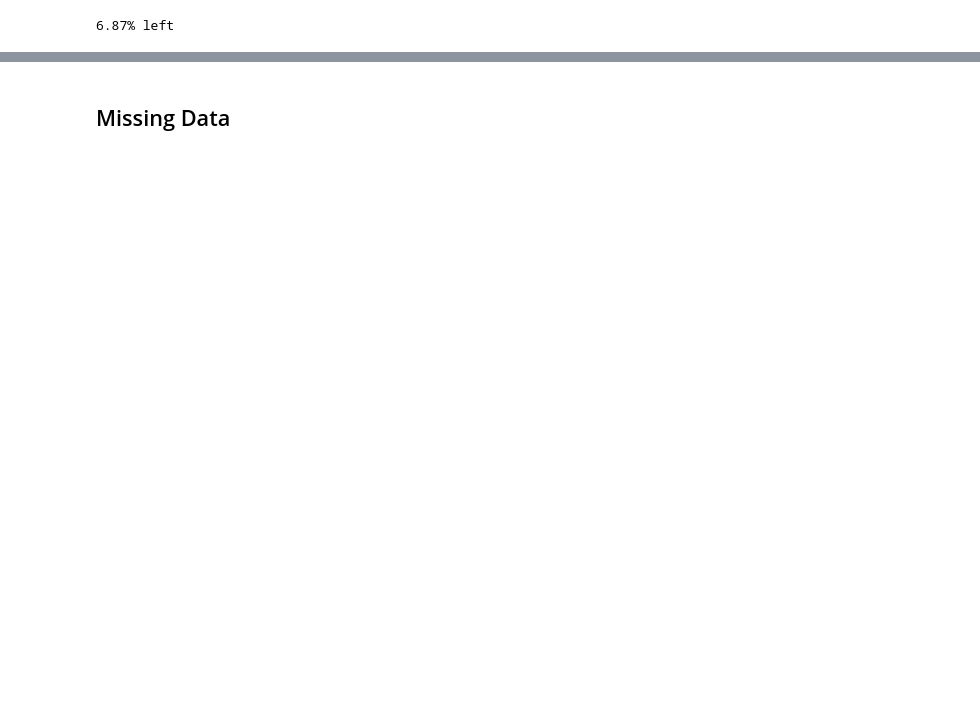
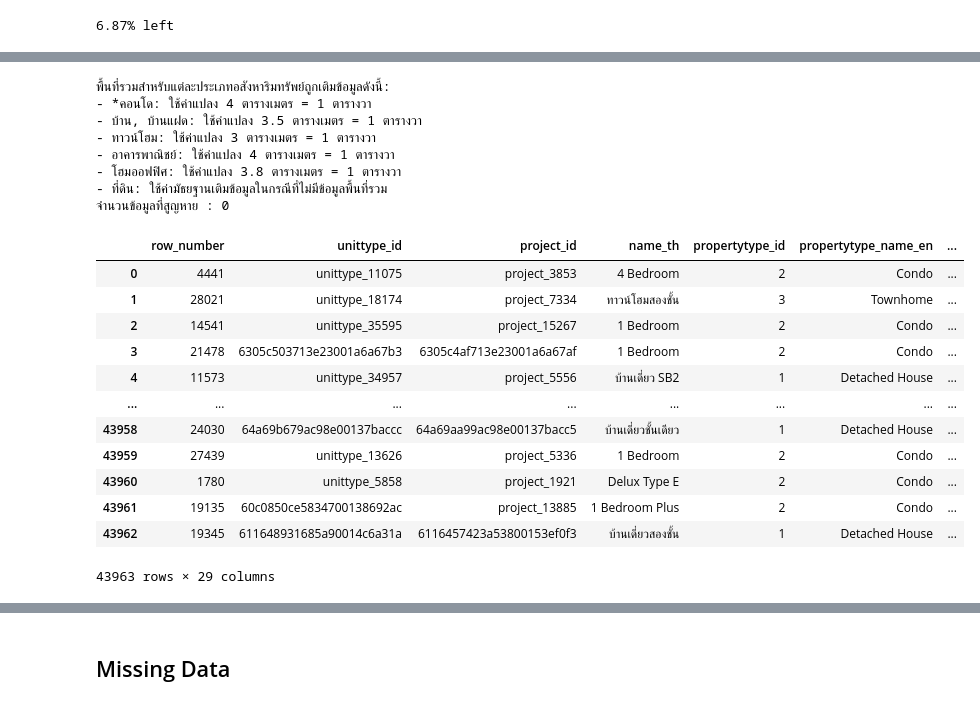
Before and after one commit to Natthaphatz007/bsc_dpdm24, a Jupyter notebook: Data_Preprocessing.ipynb, the cells around one changed output, grey strips where cells are left out. Cells and saved outputs as stored; diff of their text form; code cells hidden in the pictures; blank space fills up the shorter version.

```diff
--- a/Data_Preprocessing.ipynb
+++ b/Data_Preprocessing.ipynb
@@ -69,0 +104,68 @@ print(f'{unit_type_data.dropna(subset="area_total_min_wa").shape[0]*100/unit_typ
+# %%
+# Conversion factors for specific property types
+conversion_factors = {
+    'คอนโด': 4.0,          # 1 ตารางวา = 4 ตารางเมตร
+    'บ้าน': 3.5,
+    'บ้านแฝด': 3.5,
+    'ทาวน์โฮม': 3.0,
+    'อาคารพาณิชย์': 4.0,  # Adjust as needed
+    'โฮมออฟฟิศ': 3.8,    # Adjust as needed
+    'ที่ดิน': None         # May not require a conversion factor
+}
+
+# Apply the conversion factors
+for property_type, factor in conversion_factors.items():
+    if factor is not None:
+        unit_type_data.loc[unit_type_data['propertytype_name_th'] == property_type, 'area_total_min_wa'] = \
+            unit_type_data[unit_type_data['propertytype_name_th'] == property_type]['area_usable_min'].apply(
+                lambda x: calculate_area_in_wah(x, factor)
+            )
+
+# Handle missing 'area_total_min_wa' using median for each property type
+# หาค่ามัธยฐานและปัดเศษเป็นทศนิยม 2 ตำแหน่ง
+grouped_median = unit_type_data.groupby('propertytype_name_th')['area_total_min_wa'].median().round(2)
+
+# แทนที่ค่าที่หายไปด้วยค่ามัธยฐานที่ปัดเศษแล้ว
+unit_type_data['area_total_min_wa'] = unit_type_data.apply(
+    lambda row: grouped_median[row['propertytype_name_th']] if pd.isnull(row['area_total_min_wa']) else row['area_total_min_wa'],
+    axis=1
+)
+
+# for checking missing Data
+unit_type_data['area_total_min_wa_missing'] = unit_type_data['area_total_min_wa'].isnull()
+
+# Print summary message
+message = (
+    "พื้นที่รวมสำหรับแต่ละประเภทอสังหาริมทรัพย์ถูกเติมข้อมูลดังนี้:\n"
+    "- *คอนโด: ใช้ค่าแปลง 4 ตารางเมตร = 1 ตารางวา\n"
+    "- บ้าน, บ้านแฝด: ใช้ค่าแปลง 3.5 ตารางเมตร = 1 ตารางวา\n"
+    "- ทาวน์โฮม: ใช้ค่าแปลง 3 ตารางเมตร = 1 ตารางวา\n"
+    "- อาคารพาณิชย์: ใช้ค่าแปลง 4 ตารางเมตร = 1 ตารางวา\n"
+    "- โฮมออฟฟิศ: ใช้ค่าแปลง 3.8 ตารางเมตร = 1 ตารางวา\n"
+    "- ที่ดิน: ใช้ค่ามัธยฐานเติมข้อมูลในกรณีที่ไม่มีข้อมูลพื้นที่รวม"
+)
+print(message)
+print(f'จำนวนข้อมูลที่สูญหาย : {unit_type_data["area_total_min_wa_missing"].isnull().sum()}')
+unit_type_data
+# %% [output]
+พื้นที่รวมสำหรับแต่ละประเภทอสังหาริมทรัพย์ถูกเติมข้อมูลดังนี้:
+- *คอนโด: ใช้ค่าแปลง 4 ตารางเมตร = 1 ตารางวา
+- บ้าน, บ้านแฝด: ใช้ค่าแปลง 3.5 ตารางเมตร = 1 ตารางวา
+- ทาวน์โฮม: ใช้ค่าแปลง 3 ตารางเมตร = 1 ตารางวา
+- อาคารพาณิชย์: ใช้ค่าแปลง 4 ตารางเมตร = 1 ตารางวา
+- โฮมออฟฟิศ: ใช้ค่าแปลง 3.8 ตารางเมตร = 1 ตารางวา
+- ที่ดิน: ใช้ค่ามัธยฐานเติมข้อมูลในกรณีที่ไม่มีข้อมูลพื้นที่รวม
+จำนวนข้อมูลที่สูญหาย : 0
+|  | row_number | unittype_id | project_id | name_th | propertytype_id | propertytype_name_en | ... |
+| 0 | 4441 | unittype_11075 | project_3853 | 4 Bedroom | 2 | Condo | ... |
+| 1 | 28021 | unittype_18174 | project_7334 | ทาวน์โฮมสองชั้น | 3 | Townhome | ... |
+| 2 | 14541 | unittype_35595 | project_15267 | 1 Bedroom | 2 | Condo | ... |
+| 3 | 21478 | 6305c503713e23001a6a67b3 | 6305c4af713e23001a6a67af | 1 Bedroom | 2 | Condo | ... |
+| 4 | 11573 | unittype_34957 | project_5556 | บ้านเดี่ยว SB2 | 1 | Detached House | ... |
+| ... | ... | ... | ... | ... | ... | ... | ... |
+| 43958 | 24030 | 64a69b679ac98e00137baccc | 64a69aa99ac98e00137bacc5 | บ้านเดี่ยวชั้นเดียว | 1 | Detached House | ... |
+| 43959 | 27439 | unittype_13626 | project_5336 | 1 Bedroom | 2 | Condo | ... |
+| 43960 | 1780 | unittype_5858 | project_1921 | Delux Type E | 2 | Condo | ... |
+| 43961 | 19135 | 60c0850ce5834700138692ac | project_13885 | 1 Bedroom Plus | 2 | Condo | ... |
+| 43962 | 19345 | 611648931685a90014c6a31a | 6116457423a53800153ef0f3 | บ้านเดี่ยวสองชั้น | 1 | Detached House | ... |
+43963 rows × 29 columns
```
Also changed, not shown: parts of 12 cells of this notebook.
